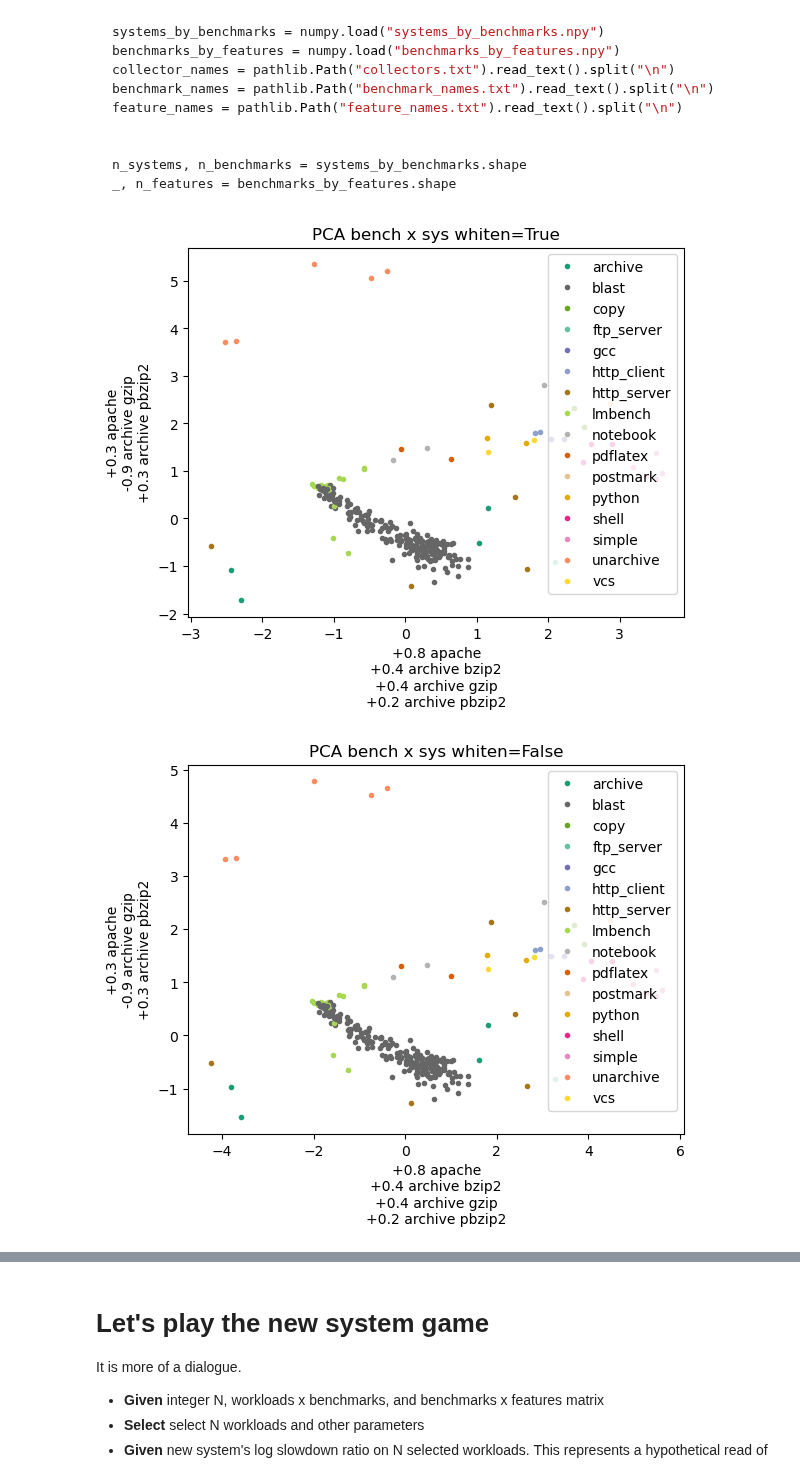
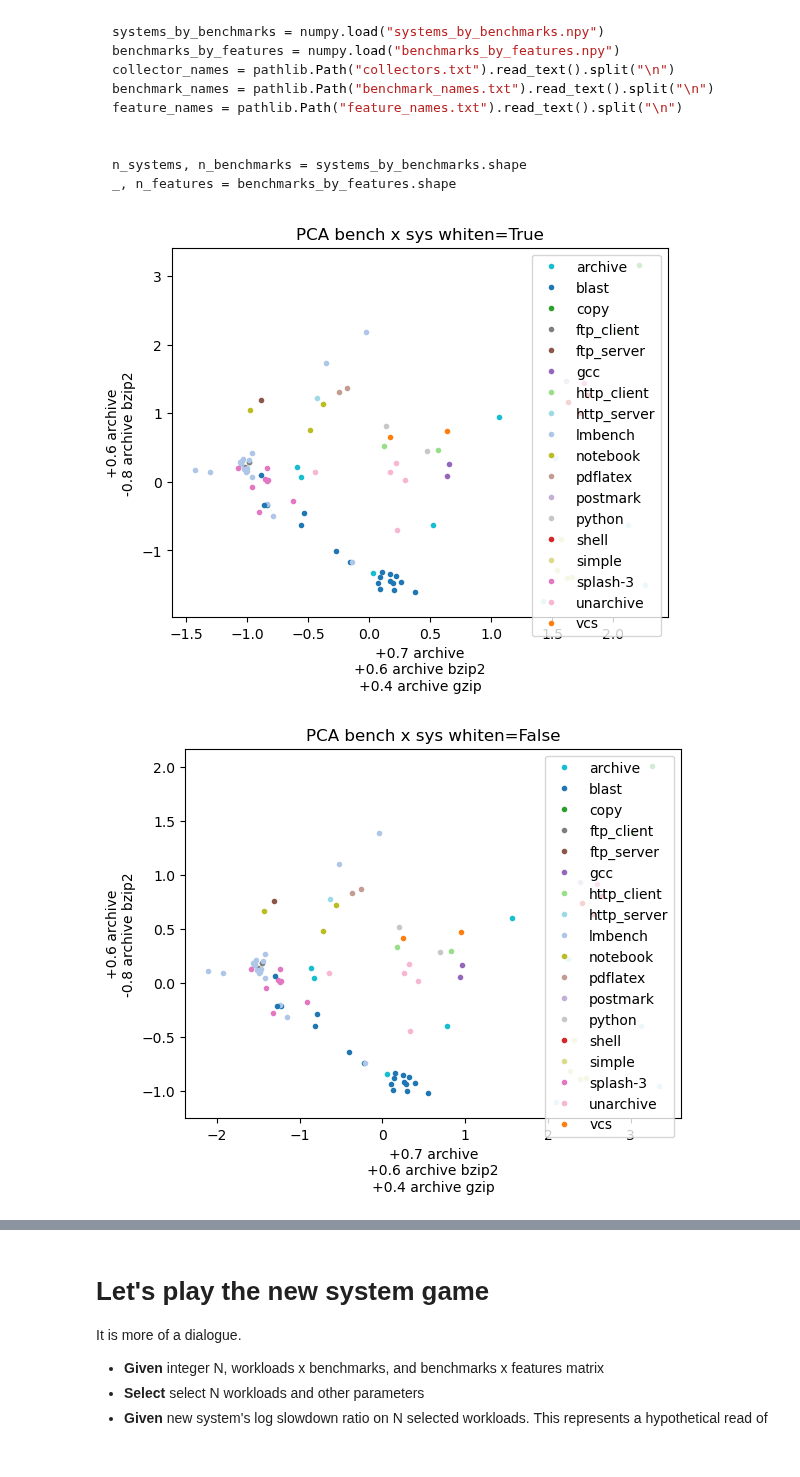
Before and after one commit to charmoniumQ/PROBE, a Jupyter notebook: benchmark/notebook/cross-val.ipynb, the cells around one changed output, grey strips where cells are left out. Cells and saved outputs as stored; diff of their text form; code cells hidden in the pictures.

```diff
--- a/benchmark/notebook/cross-val.ipynb
+++ b/benchmark/notebook/cross-val.ipynb
@@ -56,6 +56,9 @@ df = get_results(
     ignore_failures=ignore_failures,
     rerun=rerun,
 )
+# %%
+# Get rid of "failure" runs which have walltime == 0.0
+df = df[df["walltime"] != 0.0]
 # %%
 df = df.drop(columns=["collector_method", "collector_submethod"])
 df
@@ -199,19 +186,18 @@ postmark          6
 Name: count, dtype: int64
 # %%
-#blasts_to_keep = set(
-#    agged
-#    .loc["noprov", :]
-#    [lambda df: df["workload_kind"] == "blast"]
-#    .index
-#    .to_frame()
-#    ["workload"]
-#    .sample(n=18, random_state=0)
-#)
-#agged = (
-#    agged
-#    [(agged["workload_kind"] != "blast") | (agged.index.to_frame()["workload"].isin(blasts_to_keep))]
-#    .reset_index()
-#    .assign(workload=lambda df: df["workload"].cat.remove_unused_categories())
-#    .set_index(["collector", "workload"])
-#)
-raise NotImplementedError()
+blasts_to_keep = set(
+   agged
+   .loc["noprov", :]
+   [lambda df: df["workload_kind"] == "blast"]
+   .index
+   .to_frame()
+   ["workload"]
+   .sample(n=18, random_state=0)
+)
+agged = (
+   agged
+   [(agged["workload_kind"] != "blast") | (agged.index.to_frame()["workload"].isin(blasts_to_keep))]
+   .reset_index()
+   .assign(workload=lambda df: df["workload"].cat.remove_unused_categories())
+   .set_index(["collector", "workload"])
+)
@@ -417,7 +403,7 @@ import matplotlib.lines
 import matplotlib.pyplot as plt
 import itertools
 
-colors = sorted(matplotlib.cm.Dark2.colors + matplotlib.cm.Set2.colors)
+colors = sorted(matplotlib.cm.tab20.colors)
 
 datas = [
     ("bench x sys", systems_by_benchmarks.T, benchmark_names),
@@ -431,32 +417,32 @@ for (data_label, data, names), whiten in itertools.product(datas, whitens):
     benchmarks_reduced = pca.fit_transform(data)
 
     fig = plt.figure()
     ax = fig.add_subplot(1, 1, 1)
     for workload, kind in enumerate(workload_kinds.cat.codes):
         ax.plot(
             benchmarks_reduced[workload, 0],
             benchmarks_reduced[workload, 1],
             linestyle="",
             marker=".",
             color=colors[kind],
         )
     ax.legend(handles=[
         matplotlib.lines.Line2D([0], [0], linestyle="", marker=".", color=colors[cat_code], label=category)
         for cat_code, category in enumerate(workload_kinds.cat.categories)
     ])
     ax.set_title(f"PCA {data_label} whiten={whiten}")
     ax.set_xlabel("\n".join([
         f"{weight:+.1f} {names[feature]}"
         for feature, weight in enumerate(pca.components_[0])
         if numpy.fabs(weight) > 0.2
     ]))
     ax.set_ylabel("\n".join([
         f"{weight:+.1f} {names[feature]}"
         for feature, weight in enumerate(pca.components_[1])
         if numpy.fabs(weight) > 0.2
     ]))
 
     fig.show()
 # %% [output]
-[figure, old version]
+[figure, new version]
-[figure, old version]
+[figure, new version]
```
Also changed, not shown: parts of 29 cells of this notebook.
